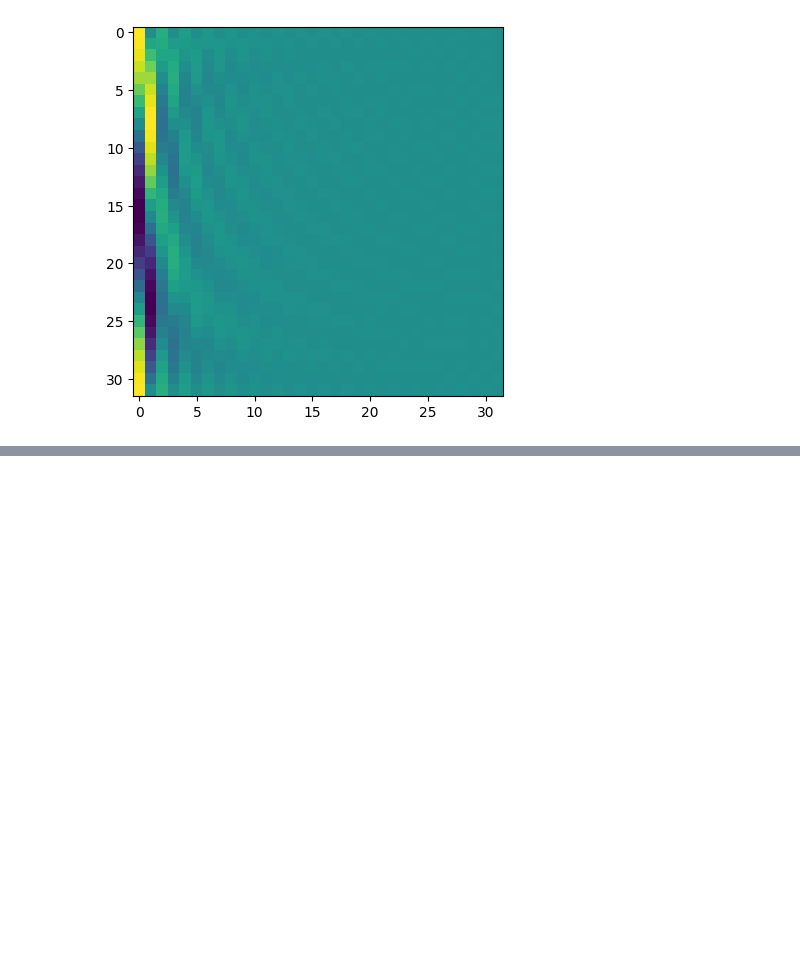
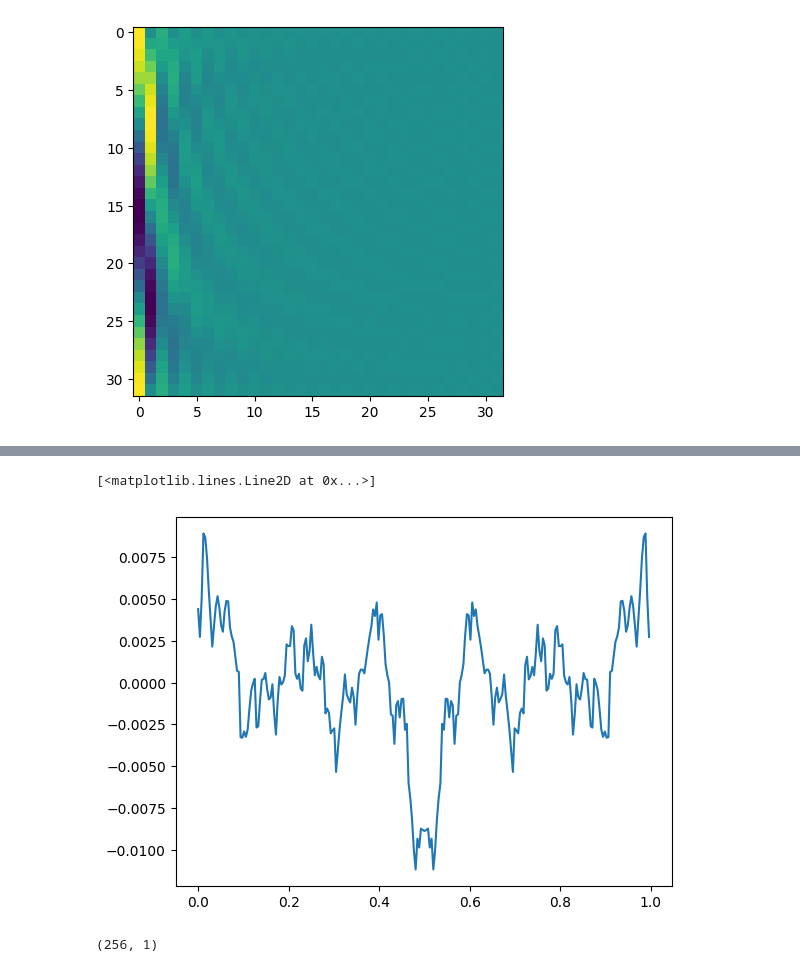
Before and after one commit to yangkeyin/softplus-activation-experiment, a Jupyter notebook: labs/20260107_NTK_Frequency_Sweep_v1.ipynb, the cells around one changed output, grey strips where cells are left out. Drawn from its saved outputs; the diff is of its cells as text; code cells hidden in the pictures; blank space fills up the shorter version.

```diff
--- a/labs/20260107_NTK_Frequency_Sweep_v1.ipynb
+++ b/labs/20260107_NTK_Frequency_Sweep_v1.ipynb
@@ -226,0 +230,9 @@ p=100, Step 4500, Train Loss: 0.0000, Test Loss: 0.0000
+# %%
+plt.plot(x_full, y_full, '-', label = 'Target signal')
+# %% [output]
+[<matplotlib.lines.Line2D at 0x...>]
+[figure, added]
+# %%
+print(all_y_pred[1].shape)
+# %% [output]
+(256, 1)
```
Also changed, not shown: parts of 6 cells of this notebook.
